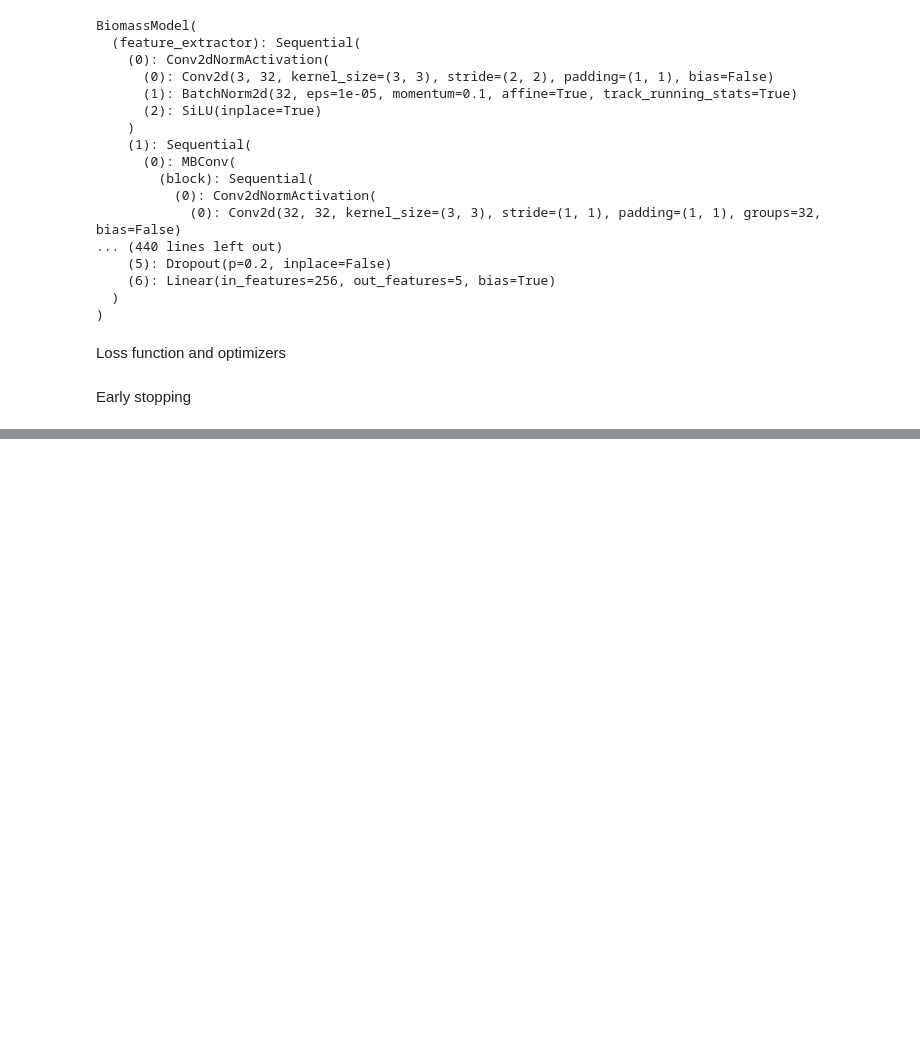
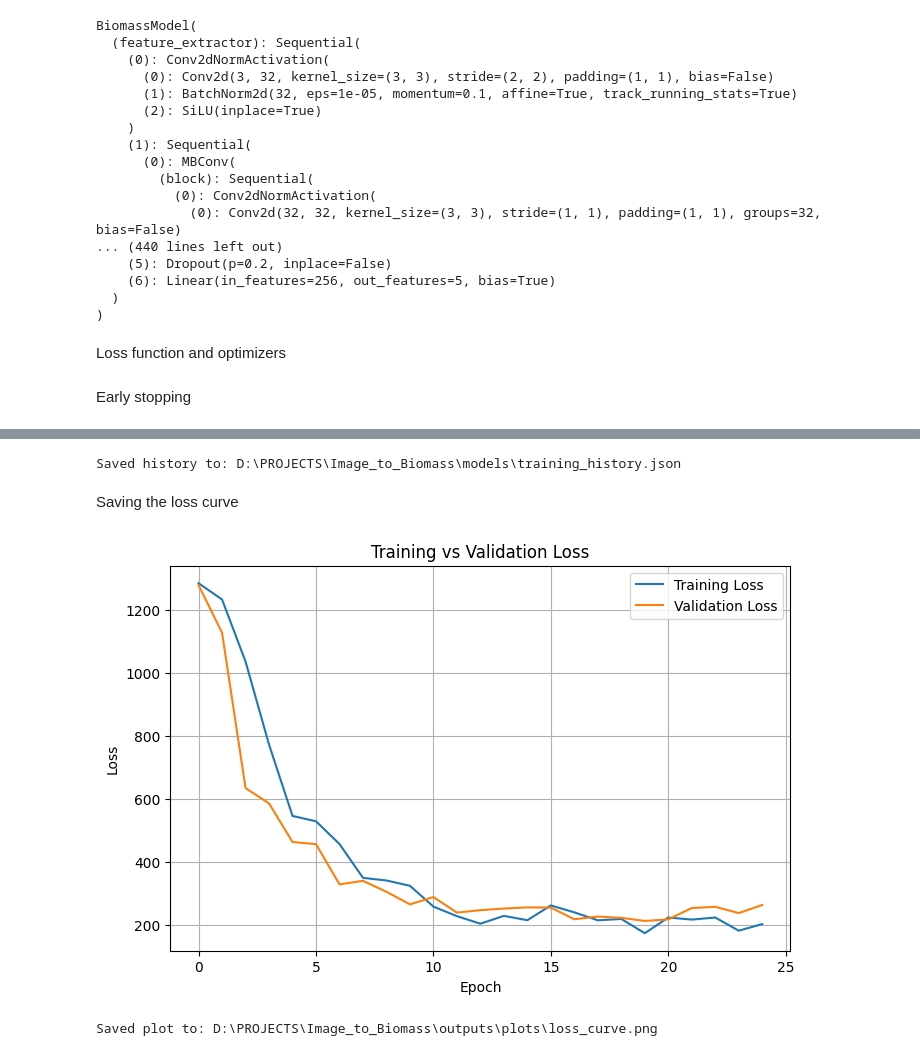
Before and after one commit to patelshivam109/Image-to-Biomass, a Jupyter notebook: notebooks/04_training.ipynb, the cells around one changed output, grey strips where cells are left out. Saved outputs shown, nothing was run; the diff lists cells and outputs as text; code cells hidden in the pictures; blank space fills up the shorter version.

Commit message:
Complete model training and prepare evaluation notebook

```diff
--- a/notebooks/04_training.ipynb
+++ b/notebooks/04_training.ipynb
@@ -86,0 +152,52 @@ early_stopping = EarlyStopping(
+# %%
+from pathlib import Path
+import json
+
+PROJECT_ROOT = Path("..").resolve()
+
+history = {
+    "train_loss": train_losses,
+    "val_loss": val_losses
+}
+
+history_path = PROJECT_ROOT / "models" / "training_history.json"
+
+with open(history_path, "w") as f:
+    json.dump(history, f, indent=4)
+
+print(f"Saved history to: {history_path}")
+# %% [output]
+Saved history to: D:\PROJECTS\Image_to_Biomass\models\training_history.json
+# %% [markdown]
+Saving the loss curve
+# %%
+from pathlib import Path
+import matplotlib.pyplot as plt
+
+PROJECT_ROOT = Path("..").resolve()
+
+plots_dir = PROJECT_ROOT / "outputs" / "plots"
+plots_dir.mkdir(parents=True, exist_ok=True)
+
+plt.figure(figsize=(8,5))
+
+plt.plot(train_losses, label="Training Loss")
+plt.plot(val_losses, label="Validation Loss")
+
+plt.xlabel("Epoch")
+plt.ylabel("Loss")
+plt.title("Training vs Validation Loss")
+
+plt.legend()
+plt.grid(True)
+
+plot_path = plots_dir / "loss_curve.png"
+
+plt.savefig(plot_path, dpi=300)
+
+plt.show()
+
+print(f"Saved plot to: {plot_path}")
+# %% [output]
+[figure, added]
+Saved plot to: D:\PROJECTS\Image_to_Biomass\outputs\plots\loss_curve.png
```
Also changed, not shown: parts of 2 cells of this notebook, 5 other files.
